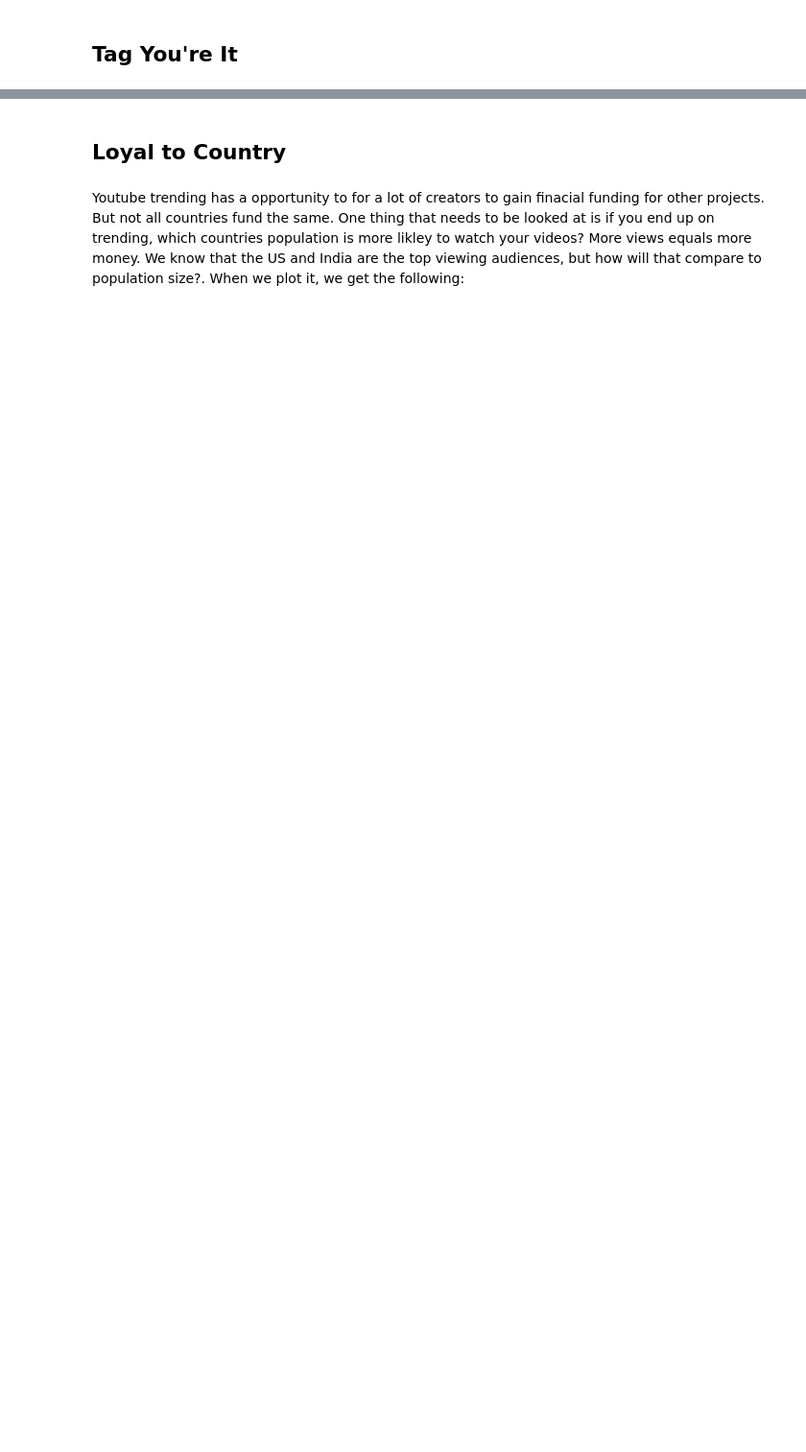
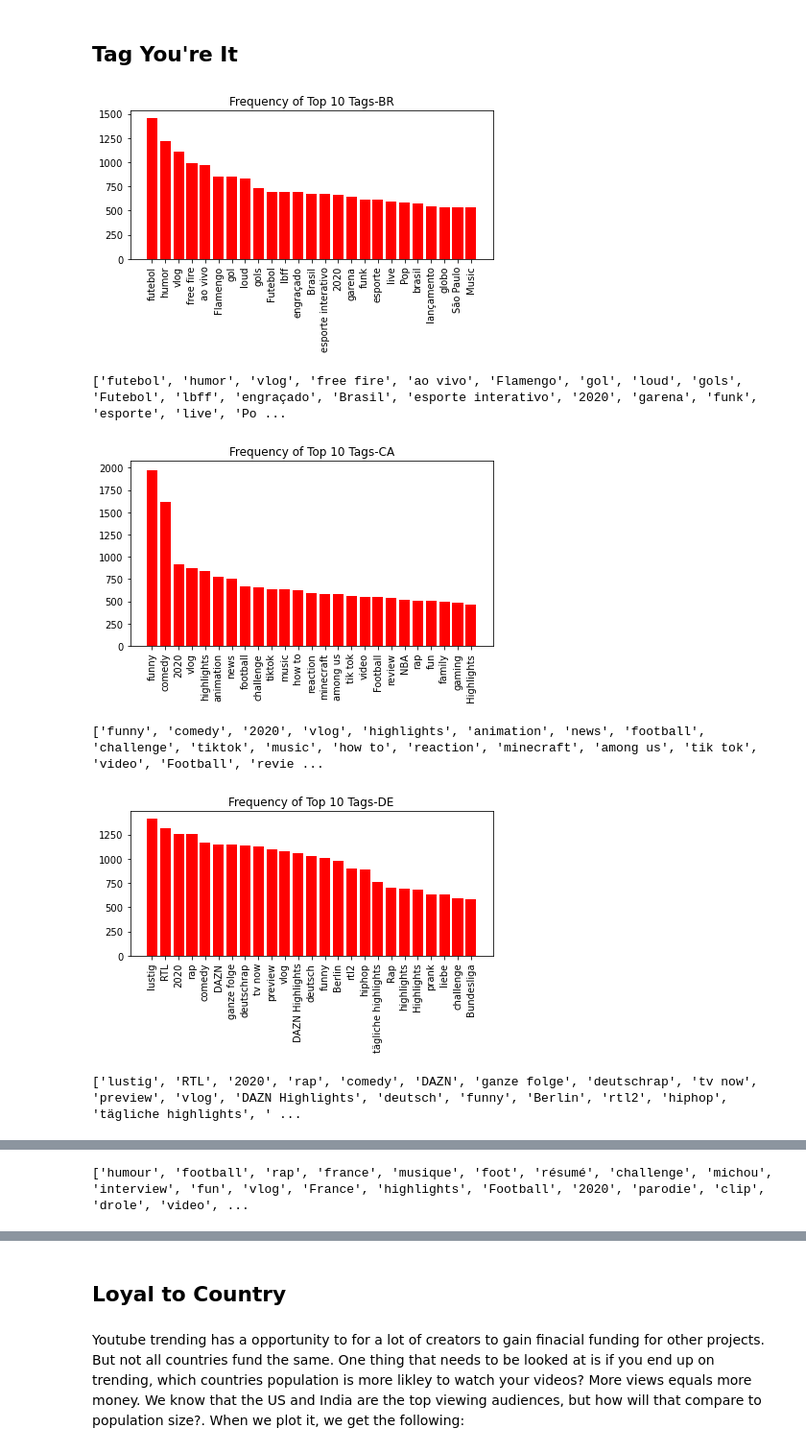
Before and after one commit to pmundot/youtube, a Jupyter notebook: Youtube_Worldwide.ipynb, the cells around one changed output, grey strips where cells are left out. Shown: that part at 96% size. Drawn from its saved outputs; the diff is of its cells as text; code cells hidden in the pictures; blank space fills up the shorter version.

```diff
--- a/Youtube_Worldwide.ipynb
+++ b/Youtube_Worldwide.ipynb
@@ -383,3 +430,12 @@ Of the top 15 most watched catgories by country we get the following:
     However, that can't be everything. Even following these criteria, you can still never make it big or to the trending page. So what else is needed? <b>Exposure</b>. In order to expose your video to the masses, one needs to apply tags to the video.
 # %% [markdown]
 <h2>Tag You're It</h2>
+# %%
+display_top_country_tags()
+# %% [output]
+[figure, added]
+['futebol', 'humor', 'vlog', 'free fire', 'ao vivo', 'Flamengo', 'gol', 'loud', 'gols', 'Futebol', 'lbff', 'engraçado', 'Brasil', 'esporte interativo', '2020', 'garena', 'funk', 'esporte', 'live', 'Po ...
+[figure, added]
+['funny', 'comedy', '2020', 'vlog', 'highlights', 'animation', 'news', 'football', 'challenge', 'tiktok', 'music', 'how to', 'reaction', 'minecraft', 'among us', 'tik tok', 'video', 'Football', 'revie ...
+[figure, added]
+['lustig', 'RTL', '2020', 'rap', 'comedy', 'DAZN', 'ganze folge', 'deutschrap', 'tv now', 'preview', 'vlog', 'DAZN Highlights', 'deutsch', 'funny', 'Berlin', 'rtl2', 'hiphop', 'tägliche highlights', ' ...
@@ -385,0 +443 @@ Of the top 15 most watched catgories by country we get the following:
+['humour', 'football', 'rap', 'france', 'musique', 'foot', 'résumé', 'challenge', 'michou', 'interview', 'fun', 'vlog', 'France', 'highlights', 'Football', '2020', 'parodie', 'clip', 'drole', 'video', ...
```
Also changed, not shown: parts of 15 cells of this notebook.
